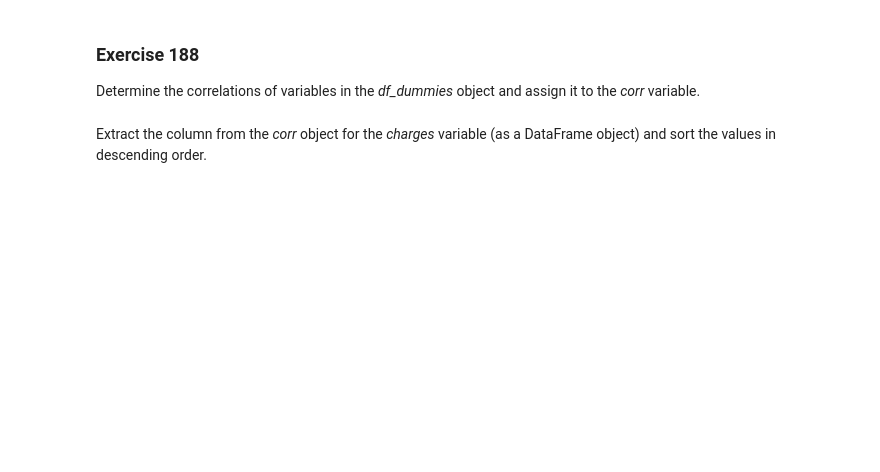
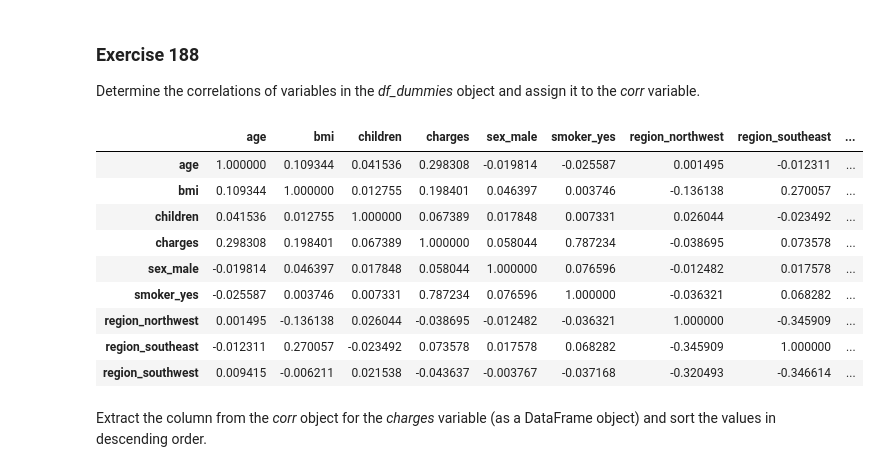
Before and after one commit to Olamyyde/test-colab, a Jupyter notebook: 181_190_exercises.ipynb, the cells around one changed output. Saved outputs shown, nothing was run; the diff lists cells and outputs as text; code cells hidden in the pictures; blank space fills up the shorter version.

```diff
--- a/181_190_exercises.ipynb
+++ b/181_190_exercises.ipynb
@@ -312,6 +337,19 @@ __Tip:__ Use the _pd.get_dummies()_ function with the `drop_first = True` parame
 Determine the correlations of variables in the _df_dummies_ object and assign it to the _corr_ variable.
 # %%
 # enter solution here
+corr=df_dummies.corr()
+corr
+# %% [output]
+|  | age | bmi | children | charges | sex_male | smoker_yes | region_northwest | region_southeast | ... |
+| age | 1.000000 | 0.109344 | 0.041536 | 0.298308 | -0.019814 | -0.025587 | 0.001495 | -0.012311 | ... |
+| bmi | 0.109344 | 1.000000 | 0.012755 | 0.198401 | 0.046397 | 0.003746 | -0.136138 | 0.270057 | ... |
+| children | 0.041536 | 0.012755 | 1.000000 | 0.067389 | 0.017848 | 0.007331 | 0.026044 | -0.023492 | ... |
+| charges | 0.298308 | 0.198401 | 0.067389 | 1.000000 | 0.058044 | 0.787234 | -0.038695 | 0.073578 | ... |
+| sex_male | -0.019814 | 0.046397 | 0.017848 | 0.058044 | 1.000000 | 0.076596 | -0.012482 | 0.017578 | ... |
+| smoker_yes | -0.025587 | 0.003746 | 0.007331 | 0.787234 | 0.076596 | 1.000000 | -0.036321 | 0.068282 | ... |
+| region_northwest | 0.001495 | -0.136138 | 0.026044 | -0.038695 | -0.012482 | -0.036321 | 1.000000 | -0.345909 | ... |
+| region_southeast | -0.012311 | 0.270057 | -0.023492 | 0.073578 | 0.017578 | 0.068282 | -0.345909 | 1.000000 | ... |
+| region_southwest | 0.009415 | -0.006211 | 0.021538 | -0.043637 | -0.003767 | -0.037168 | -0.320493 | -0.346614 | ... |
 # %% [markdown]
 Extract the column from the _corr_ object for the _charges_ variable (as a DataFrame object) and sort the values in descending order.
 # %%
```
Also changed, not shown: parts of 16 cells of this notebook.
